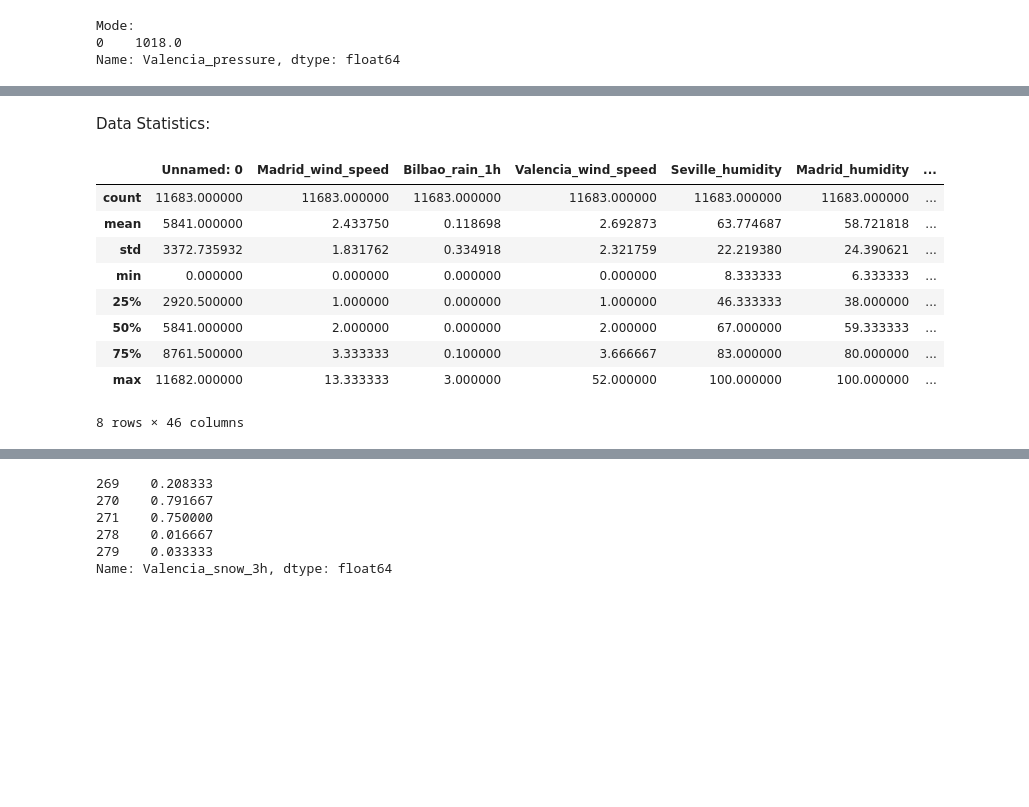
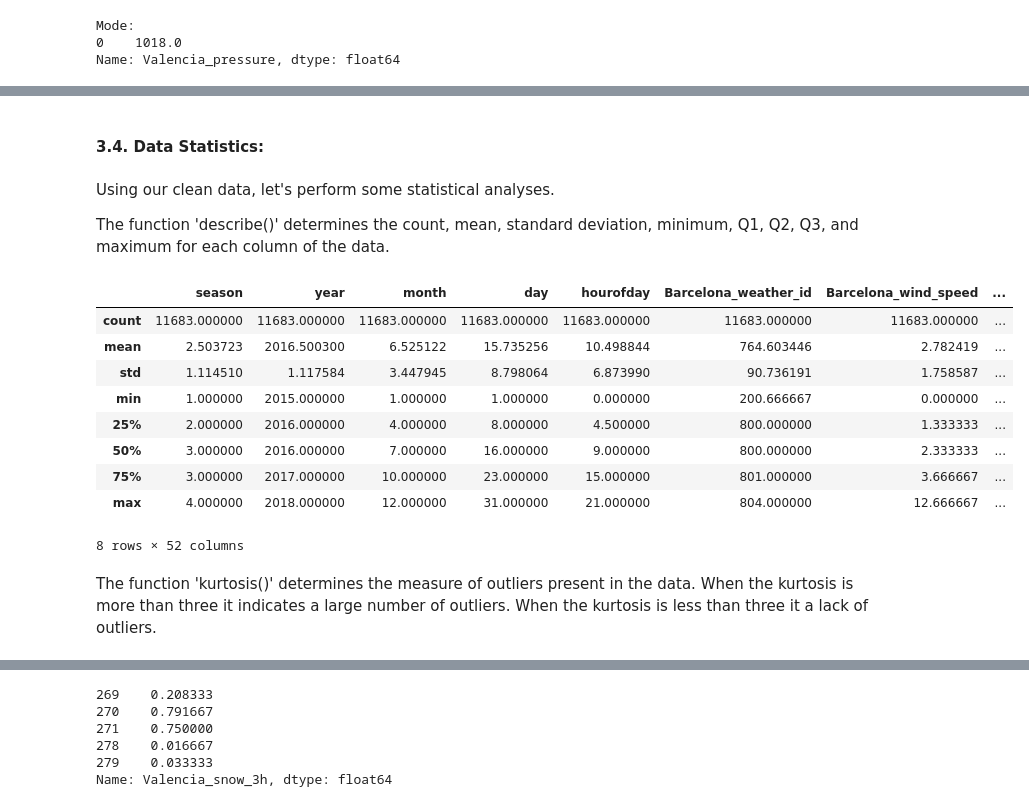
Before and after one commit to PRICILLNDOU/Team-EG3-Regression, a Jupyter notebook: starter-notebook_Christelle.ipynb, the cells around one changed output, grey strips where cells are left out. Drawn from its saved outputs; the diff is of its cells as text; code cells hidden in the pictures; blank space fills up the shorter version.

```diff
--- a/starter-notebook_Christelle.ipynb
+++ b/starter-notebook_Christelle.ipynb
@@ -330,17 +414,22 @@ Name: Valencia_pressure, dtype: float64
 # %% [markdown]
-Data Statistics:
+#### **3.4. Data Statistics**:
+# %% [markdown]
+Using our clean data, let's perform some statistical analyses.
+
+The function 'describe()' determines the count, mean, standard deviation, minimum, Q1, Q2, Q3, and maximum for each column of the data.
 # %%
-# the df.describe function determines the count, mean, standard deviation, minimum, Q1, Q2, Q3, and maximum for each column of the data.
-df.describe()
+df_clean.describe()
 # %% [output]
-|  | Unnamed: 0 | Madrid_wind_speed | Bilbao_rain_1h | Valencia_wind_speed | Seville_humidity | Madrid_humidity | ... |
-| count | 11683.000000 | 11683.000000 | 11683.000000 | 11683.000000 | 11683.000000 | 11683.000000 | ... |
-| mean | 5841.000000 | 2.433750 | 0.118698 | 2.692873 | 63.774687 | 58.721818 | ... |
-| std | 3372.735932 | 1.831762 | 0.334918 | 2.321759 | 22.219380 | 24.390621 | ... |
-| min | 0.000000 | 0.000000 | 0.000000 | 0.000000 | 8.333333 | 6.333333 | ... |
-| 25% | 2920.500000 | 1.000000 | 0.000000 | 1.000000 | 46.333333 | 38.000000 | ... |
-| 50% | 5841.000000 | 2.000000 | 0.000000 | 2.000000 | 67.000000 | 59.333333 | ... |
-| 75% | 8761.500000 | 3.333333 | 0.100000 | 3.666667 | 83.000000 | 80.000000 | ... |
-| max | 11682.000000 | 13.333333 | 3.000000 | 52.000000 | 100.000000 | 100.000000 | ... |
+|  | season | year | month | day | hourofday | Barcelona_weather_id | Barcelona_wind_speed | ... |
+| count | 11683.000000 | 11683.000000 | 11683.000000 | 11683.000000 | 11683.000000 | 11683.000000 | 11683.000000 | ... |
+| mean | 2.503723 | 2016.500300 | 6.525122 | 15.735256 | 10.498844 | 764.603446 | 2.782419 | ... |
+| std | 1.114510 | 1.117584 | 3.447945 | 8.798064 | 6.873990 | 90.736191 | 1.758587 | ... |
+| min | 1.000000 | 2015.000000 | 1.000000 | 1.000000 | 0.000000 | 200.666667 | 0.000000 | ... |
+| 25% | 2.000000 | 2016.000000 | 4.000000 | 8.000000 | 4.500000 | 800.000000 | 1.333333 | ... |
+| 50% | 3.000000 | 2016.000000 | 7.000000 | 16.000000 | 9.000000 | 800.000000 | 2.333333 | ... |
+| 75% | 3.000000 | 2017.000000 | 10.000000 | 23.000000 | 15.000000 | 801.000000 | 3.666667 | ... |
+| max | 4.000000 | 2018.000000 | 12.000000 | 31.000000 | 21.000000 | 804.000000 | 12.666667 | ... |
-8 rows × 46 columns
+8 rows × 52 columns
+# %% [markdown]
+The function 'kurtosis()' determines the measure of outliers present in the data. When the kurtosis is more than three it indicates a large number of outliers. When the kurtosis is less than three it a lack of outliers.
 # %%
```
Also changed, not shown: parts of 67 cells of this notebook.
